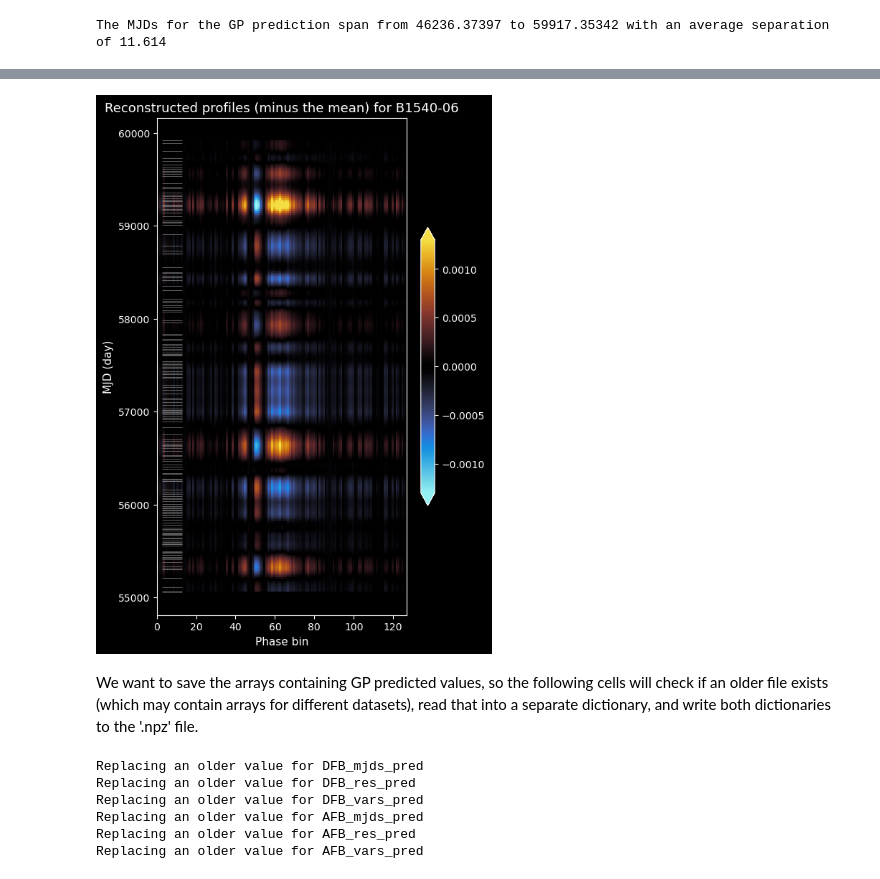
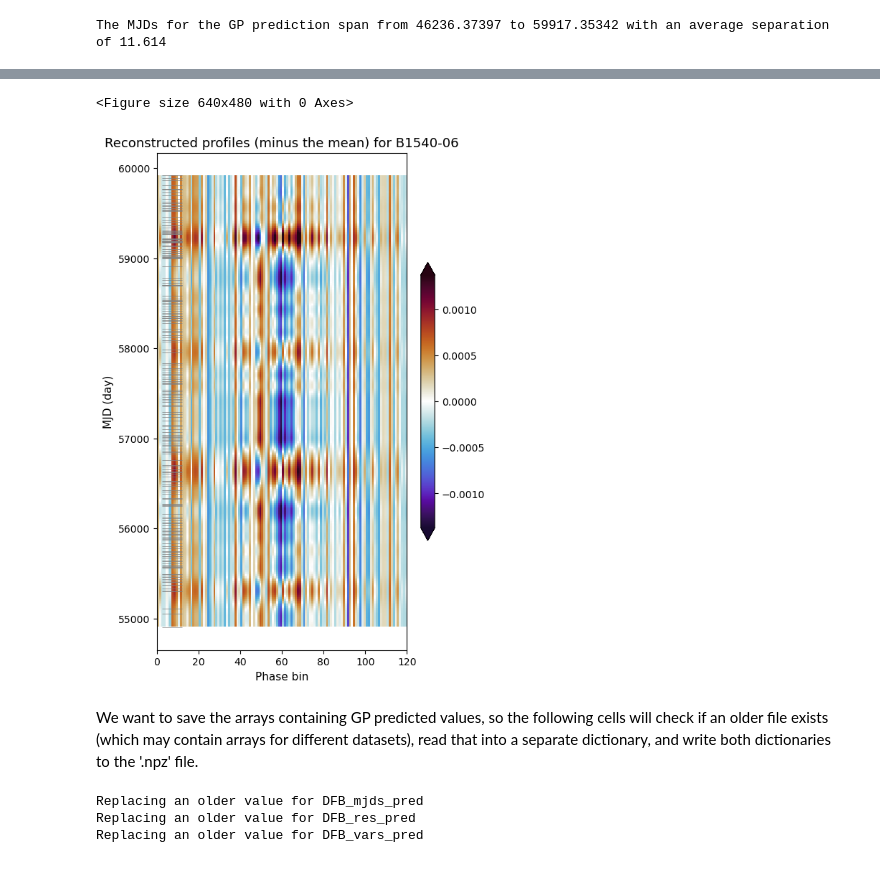
Before and after one commit to respiewak/psr_prof_pca, a Jupyter notebook: step_3_eigenvalue_gps.ipynb, the cells around one changed output, grey strips where cells are left out. Saved outputs shown, nothing was run; the diff lists cells and outputs as text; code cells hidden in the pictures.

```diff
--- a/step_3_eigenvalue_gps.ipynb
+++ b/step_3_eigenvalue_gps.ipynb
@@ -204,8 +178,8 @@ if exist_BE and BE+'_pred_res' not in locals():
     mjd_range = BE_mjds[-1] - BE_mjds[0] # the maximum bound for the length scale is based on the total timespan (divided by 2 in the function call)
     kern_len = max(pmin*2, mjd_range/10)
 
-    BE_pred_res, BE_pred_vars, BE_mjds_pred = run_each_gp(BE_eigval, BE_mjds, BE_errs, kern_len=kern_len, max_num=3, # adjust this number as necessary
+    BE_pred_res, BE_pred_vars, BE_mjds_pred = run_each_gp(BE_eigval, BE_mjds, BE_errs, kern_len=kern_len, max_num=1, # adjust this number as necessary
                                                              prior_min=pmin, prior_max=0.5*mjd_range, mjds_pred=BE_mjds_pred,
-                                                             burn_chain=300, prod_chain=3000, num_walkers=200, # these values can be adjusted but should work
+                                                             burn_chain=100, prod_chain=1000, num_walkers=200, # these values can be adjusted but should work
                                                              plot_chains=True, plot_corner=True, plot_gps=True, mcmc=True, multi=True,
                                                              verb=True, bk_bgd=use_bk_bgd, gp_plotname=os.path.join(plots_dir, desc+'_gp_preds.png'.format(freq)))
@@ -212,10 +209,11 @@ if exist_BE and BE+'_pred_res' not in locals():
 # %%
 # this cell will produce the waterfall plot of the reconstructed profiles
 if exist_BE:
-    plot_recon_profs(BE_mean, BE_eigvec[1:], BE_mjds_pred, BE_pred_res[1:,], psr, mjds_real=BE_mjds, bk_bgd=use_bk_bgd,
+    plot_recon_profs(BE_mean, BE_eigvec, BE_mjds_pred, BE_pred_res, psr, mjds_real=BE_mjds, bk_bgd=use_bk_bgd,
                      sub_mean=True, savename=os.path.join(plots_dir, psr+'_BE_recon_wfall.png'))
 # %% [output]
+<Figure size 640x480 with 0 Axes>
-[figure, old version]
+[figure, new version]
 # %% [markdown]
 We want to save the arrays containing GP predicted values, so the following cells will check if an older file exists (which may contain arrays for different datasets), read that into a separate dictionary, and write both dictionaries to the '.npz' file.
 # %%
@@ -240,6 +238,3 @@ np.savez(out_file, **var_dict, **old_dict)
 Replacing an older value for DFB_mjds_pred
 Replacing an older value for DFB_res_pred
 Replacing an older value for DFB_vars_pred
-Replacing an older value for AFB_mjds_pred
-Replacing an older value for AFB_res_pred
-Replacing an older value for AFB_vars_pred
```
Also changed, not shown: parts of 5 cells of this notebook, 1 other file.
